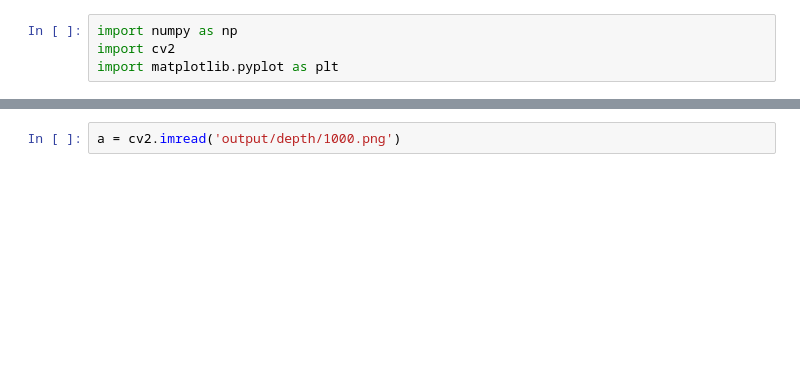
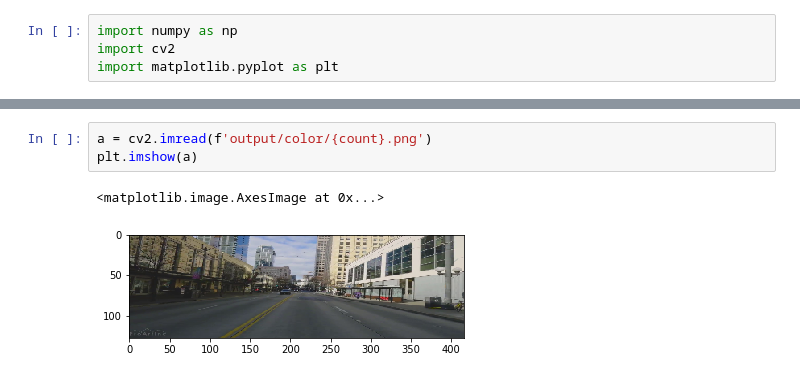
Before and after one commit to yanfengliu/CSCE990, a Jupyter notebook: main.ipynb, the cells around one changed output, grey strips where cells are left out. Cells and saved outputs as stored; diff of their text form; blank space fills up the shorter version.

```diff
--- a/main.ipynb
+++ b/main.ipynb
@@ -5,3 +21,7 @@ import matplotlib.pyplot as plt
 # %%
-a = cv2.imread('output/depth/1000.png')
+a = cv2.imread(f'output/color/{count}.png')
+plt.imshow(a)
+# %% [output]
+<matplotlib.image.AxesImage at 0x...>
+[figure, added]
 # %%
```
Also changed, not shown: parts of 2 cells of this notebook, 2 other files.
